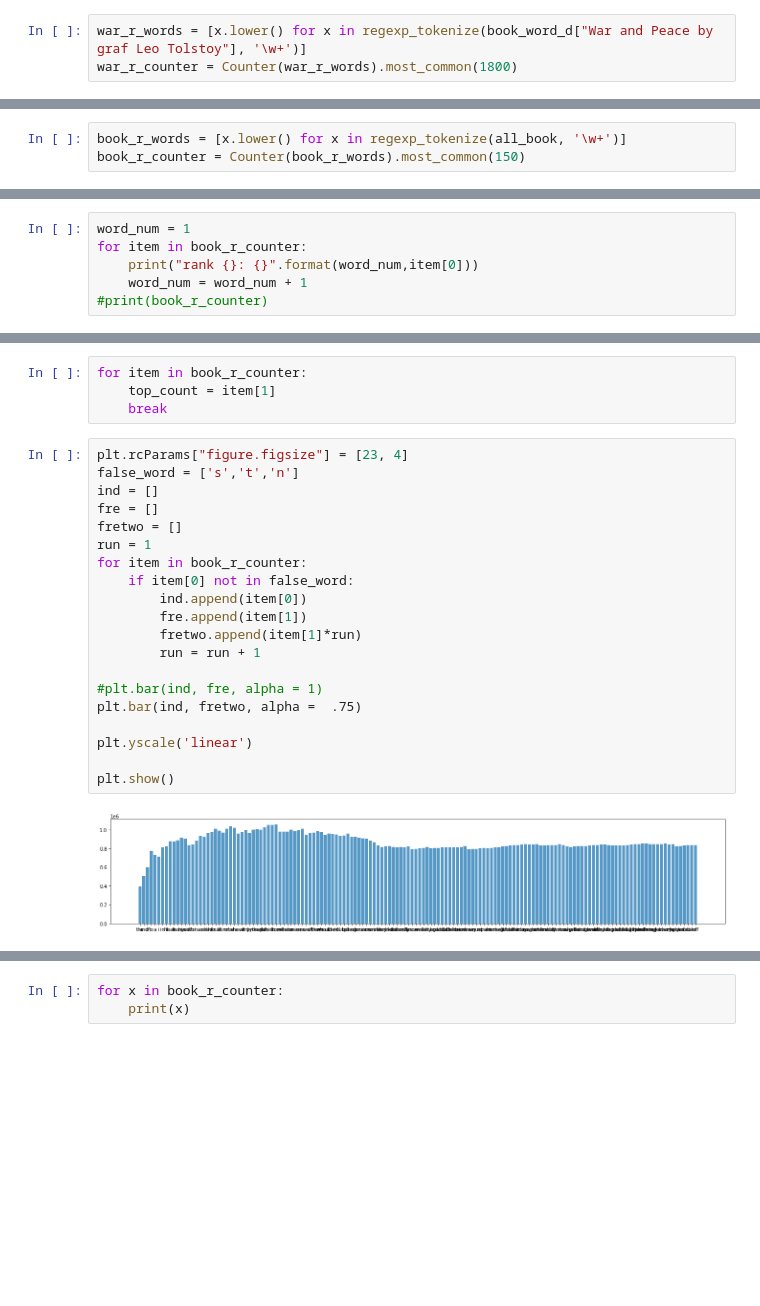
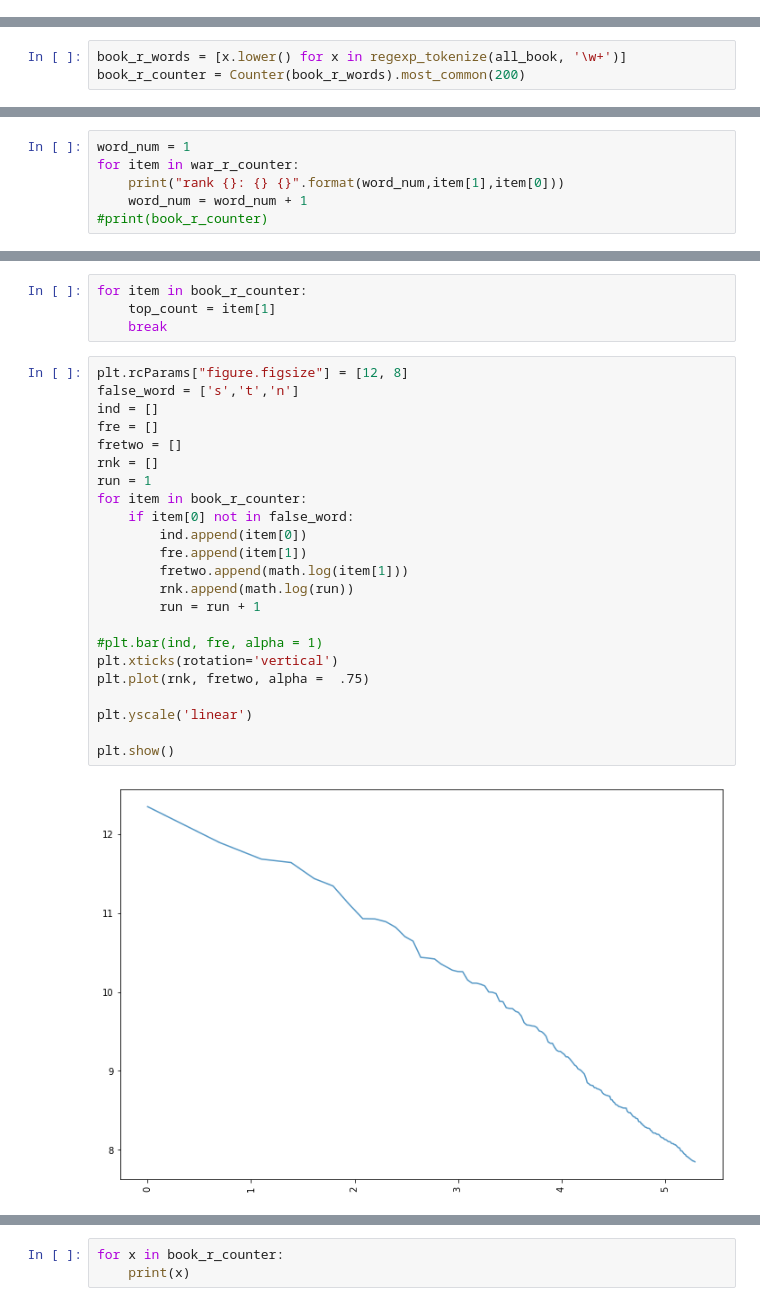
Before and after one commit to ccmerry/voynich_manuscript_text_analysis, a Jupyter notebook: book_analysis.ipynb, the cells around one changed output, grey strips where cells are left out. Cells and saved outputs as stored; diff of their text form; blank space fills up the shorter version.

```diff
--- a/book_analysis.ipynb
+++ b/book_analysis.ipynb
@@ -71,3 +68,0 @@ book_word_d["War and Peace by graf Leo Tolstoy"]
-# %%
-war_r_words = [x.lower() for x in regexp_tokenize(book_word_d["War and Peace by graf Leo Tolstoy"], '\w+')]
-war_r_counter = Counter(war_r_words).most_common(1800)
@@ -78,3 +69,3 @@ print(war_r_counter)
 # %%
 book_r_words = [x.lower() for x in regexp_tokenize(all_book, '\w+')]
-book_r_counter = Counter(book_r_words).most_common(150)
+book_r_counter = Counter(book_r_words).most_common(200)
@@ -81,7 +76,7 @@ book_r_counter = Counter(book_r_words).most_common(150)
 # %%
 word_num = 1
-for item in book_r_counter:
-    print("rank {}: {}".format(word_num,item[0]))
+for item in war_r_counter:
+    print("rank {}: {} {}".format(word_num,item[1],item[0]))
     word_num = word_num + 1
 #print(book_r_counter)
 # %% [output]
@@ -111,24 +106,27 @@ for item in book_r_counter:
     top_count = item[1]
     break
 # %%
-plt.rcParams["figure.figsize"] = [23, 4]
+plt.rcParams["figure.figsize"] = [12, 8]
 false_word = ['s','t','n']
 ind = []
 fre = []
 fretwo = []
+rnk = []
 run = 1
 for item in book_r_counter:
     if item[0] not in false_word:
         ind.append(item[0])
         fre.append(item[1])
-        fretwo.append(item[1]*run)
+        fretwo.append(math.log(item[1]))
+        rnk.append(math.log(run))
         run = run + 1
 
 #plt.bar(ind, fre, alpha = 1)
-plt.bar(ind, fretwo, alpha =  .75)
+plt.xticks(rotation='vertical')
+plt.plot(rnk, fretwo, alpha =  .75)
 
 plt.yscale('linear')
 
 plt.show()
 # %% [output]
-[figure, old version]
+[figure, new version]
```
Also changed, not shown: parts of 26 cells of this notebook.
